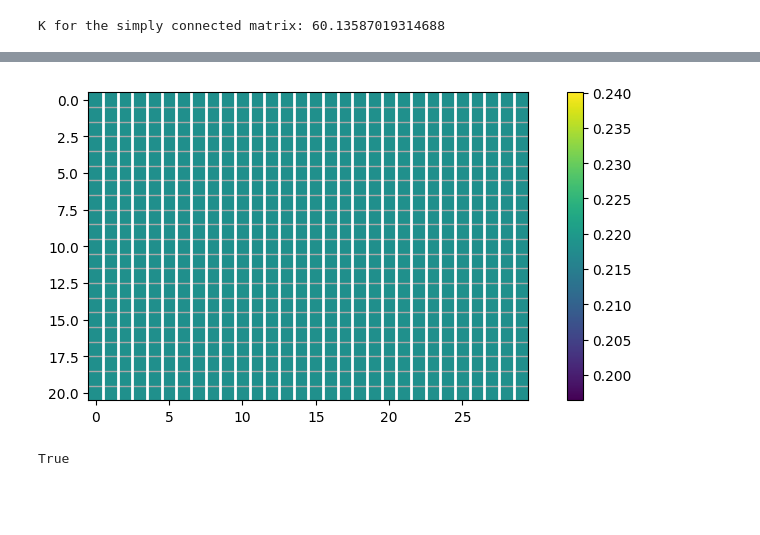
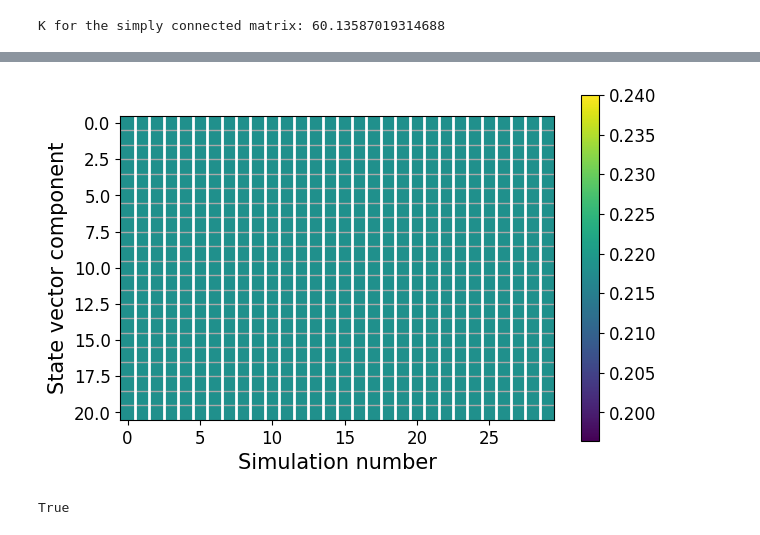
Before and after one commit to emilssp/Computational_Physics_v24, a Jupyter notebook: Neural_Dynamics/main.ipynb, the cells around one changed output, grey strips where cells are left out. Drawn from its saved outputs; the diff is of its cells as text; code cells hidden in the pictures; blank space fills up the shorter version.

```diff
--- a/Neural_Dynamics/main.ipynb
+++ b/Neural_Dynamics/main.ipynb
@@ -5,6 +5,10 @@ import matplotlib.pyplot as plt
 # %%
 from sympy import Matrix
 from sympy.printing.latex import latex
+# %%
+plt.rcParams['xtick.labelsize'] = 12  # Set x-axis tick label size
+plt.rcParams['ytick.labelsize'] = 12  # Set y-axis tick label size
+plt.rcParams['axes.labelsize'] = 15 # Set label size
 # %%
 def transformation_matrix(N):
     matrix = np.zeros((N, N))
@@ -46,25 +54,28 @@ plt.imshow(T)
 # %%
-
-
 m = T.shape[0]
 n = T.shape[1]
+N = 31 #number of timesteps
+
 save_mat_to_latex(T, 'matrix_'+str(m)+'x'+str(n)+'.tex')
-print(np.linalg.det(T))
-t = np.linspace(0,N-1,N) #timesteps
+print(np.linalg.det(T)) #check the determinant
+t = np.linspace(0,N-1,N) #time array
 
 
 V0 = np.random.rand(dim)
 sol = np.zeros((dim,N))
 sol[:,0] = V0/np.linalg.norm(V0)
-sol[:, 0] /= np.linalg.norm(sol[:, 0])
+sol[:, 0] /= np.linalg.norm(sol[:, 0]) #normalize the array
 
 for i in range(1, N):
     sol[:, i] = np.dot(T, sol[:, i-1])
     sol[:, i] /= np.linalg.norm(sol[:, i-1])
 
-plt.figure(figsize=(10,3))
+plt.figure(figsize=(8,4))
 plt.imshow(sol)
+plt.xlabel("Number of time steps")
+plt.ylabel("State vector component")
 plt.colorbar()
+plt.savefig('data/plots/time_evol1.png')
 # %% [output]
 data/raw/transformation_mat/matrix_21x21.tex
 3.637978807091714e-12
@@ -159,25 +170,33 @@ Error eps_min =  [2.08638212e-15]
 # %%
-iter = 30
-V0 = np.random.rand(dim)
-V0 = V0/np.linalg.norm(V0)
+iter = 30 # Number of simulations to be executed
+V0 = np.random.rand(dim) # Create a random initial state vector
+V0 = V0/np.linalg.norm(V0) # Normalize
+
+# Container to store the solution
 sol = np.zeros((dim, iter))
-sol[:, 0] = np.linalg.matrix_power(T,1000) @ V0
-sol[:, 0] = sol[:, 0]/np.linalg.norm(sol[:, 0])
+sol[:, 0] = np.linalg.matrix_power(T,100) @ V0
+sol[:, 0] = np.around(sol[:, 0]/np.linalg.norm(sol[:, 0]), decimals=5)
+
 
 for i in range(1, iter):
     V0 = np.random.rand(dim)
     V0 = V0/np.linalg.norm(V0)
-    sol[:, i] = np.linalg.matrix_power(T,1000) @ V0
-    sol[:, i] = sol[:, i]/np.linalg.norm(sol[:, i])
+    sol[:, i] = np.linalg.matrix_power(T,100) @ V0
+    sol[:, i] = np.around(sol[:, i]/np.linalg.norm(sol[:, i]), decimals=5)
 
-plt.figure(figsize=(10,4))
+plt.figure(figsize=(7,4.5))
 plt.imshow(sol)
+plt.ylabel("State vector component")
+plt.xlabel("Simulation number")
 plt.colorbar()
+
+#Create a grid to be able to distinguish the different vectors and elements
 for i in range(sol.shape[0] - 1):
     plt.axhline(y=i + 0.5, color='darkgrey', linestyle='-', linewidth=1)
 
 for i in range(sol.shape[1] - 1):
     plt.axvline(x=i + 0.5, color='white', linestyle='-', linewidth=2)
+plt.savefig('data/plots/conv.png')
 # %% [output]
-[figure, old version]
+[figure, new version]
 # %%
```
Also changed, not shown: parts of 38 cells of this notebook, 6 other files.
